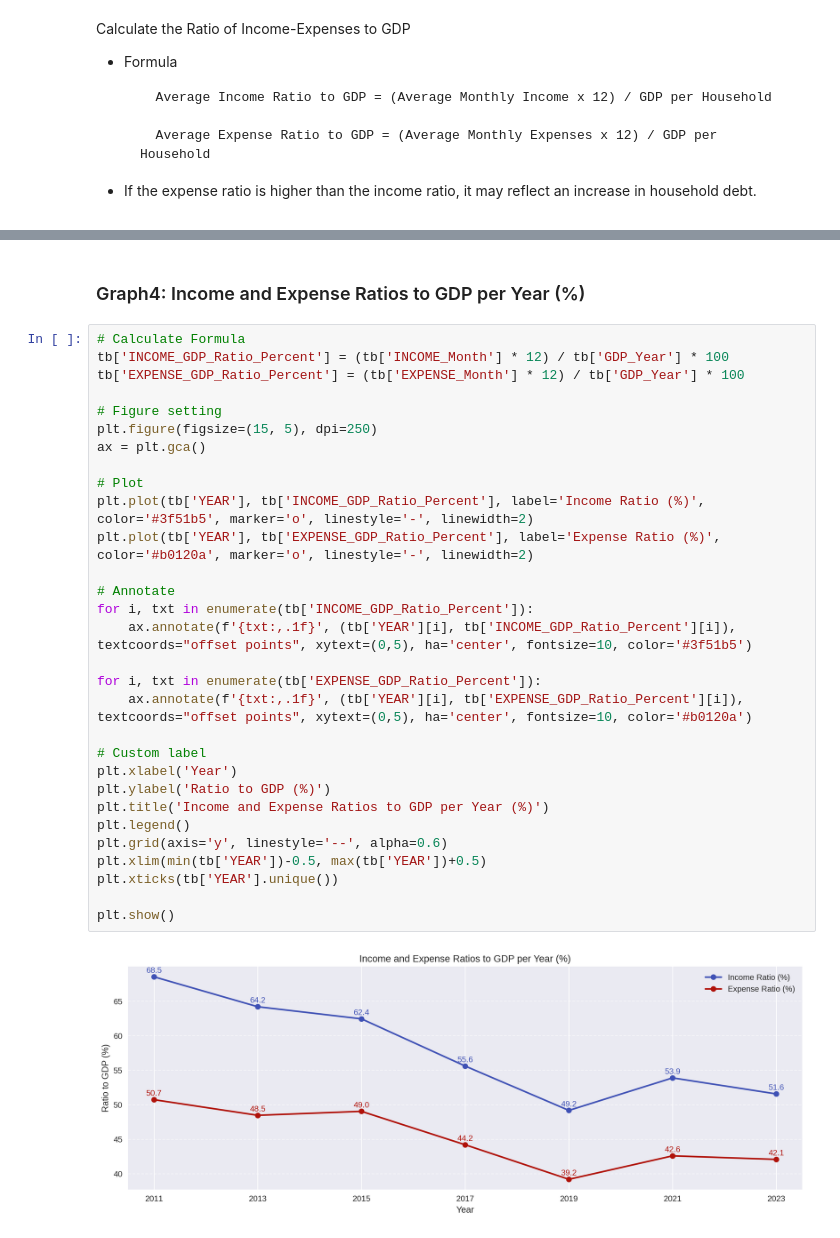
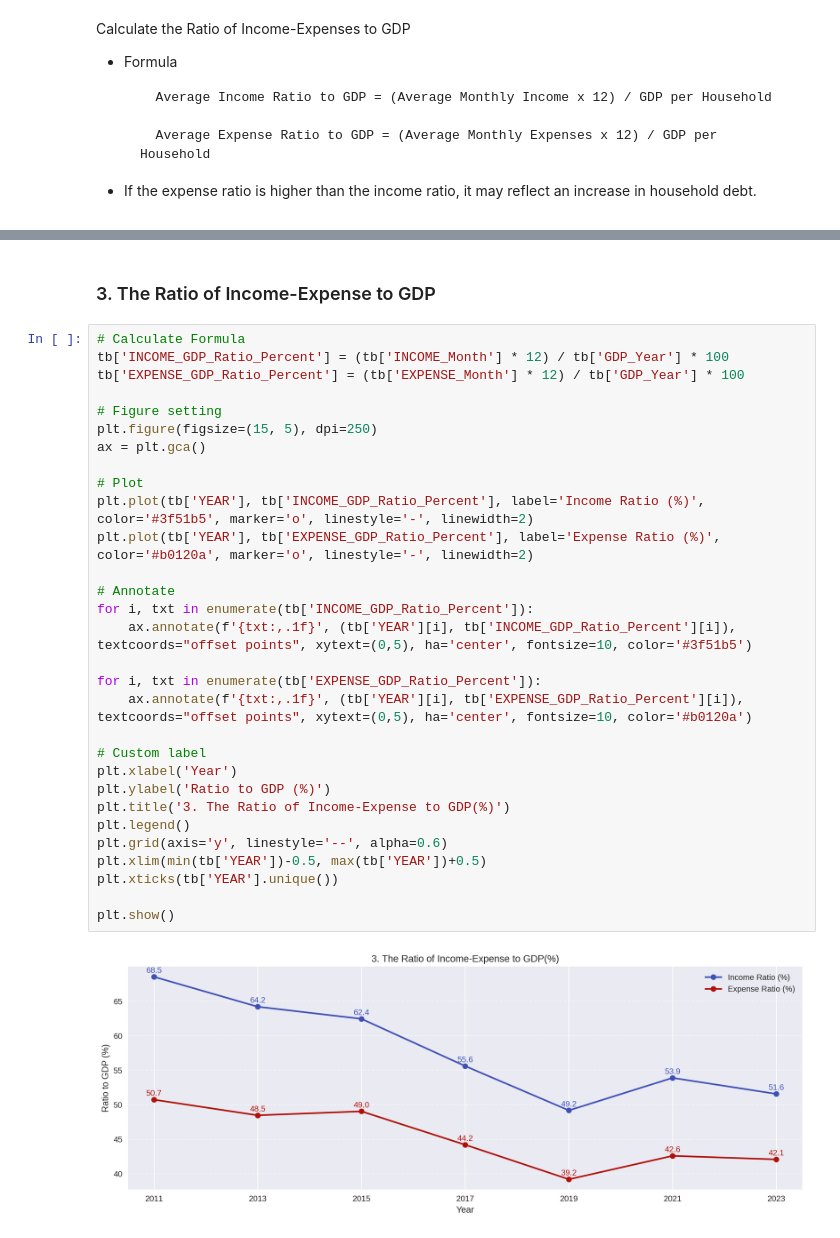
Before and after one commit to JidapaBur/TH_Avg_HouseholdIncome, a Jupyter notebook: TH_Avg_HouseholdIncome.ipynb, the cells around one changed output, grey strips where cells are left out. Cells and saved outputs as stored; diff of their text form.

```diff
--- a/TH_Avg_HouseholdIncome.ipynb
+++ b/TH_Avg_HouseholdIncome.ipynb
@@ -309,34 +312,34 @@ display(tb.head(10))
 # %% [markdown]
-### Graph4: Income and Expense Ratios to GDP per Year (%)
+### 3. The Ratio of Income-Expense to GDP
 # %%
 # Calculate Formula
 tb['INCOME_GDP_Ratio_Percent'] = (tb['INCOME_Month'] * 12) / tb['GDP_Year'] * 100
 tb['EXPENSE_GDP_Ratio_Percent'] = (tb['EXPENSE_Month'] * 12) / tb['GDP_Year'] * 100
 
 # Figure setting
 plt.figure(figsize=(15, 5), dpi=250)
 ax = plt.gca()
 
 # Plot
 plt.plot(tb['YEAR'], tb['INCOME_GDP_Ratio_Percent'], label='Income Ratio (%)', color='#3f51b5', marker='o', linestyle='-', linewidth=2)
 plt.plot(tb['YEAR'], tb['EXPENSE_GDP_Ratio_Percent'], label='Expense Ratio (%)', color='#b0120a', marker='o', linestyle='-', linewidth=2)
 
 # Annotate
 for i, txt in enumerate(tb['INCOME_GDP_Ratio_Percent']):
     ax.annotate(f'{txt:,.1f}', (tb['YEAR'][i], tb['INCOME_GDP_Ratio_Percent'][i]), textcoords="offset points", xytext=(0,5), ha='center', fontsize=10, color='#3f51b5')
 
 for i, txt in enumerate(tb['EXPENSE_GDP_Ratio_Percent']):
     ax.annotate(f'{txt:,.1f}', (tb['YEAR'][i], tb['EXPENSE_GDP_Ratio_Percent'][i]), textcoords="offset points", xytext=(0,5), ha='center', fontsize=10, color='#b0120a')
 
 # Custom label
 plt.xlabel('Year')
 plt.ylabel('Ratio to GDP (%)')
-plt.title('Income and Expense Ratios to GDP per Year (%)')
+plt.title('3. The Ratio of Income-Expense to GDP(%)')
 plt.legend()
 plt.grid(axis='y', linestyle='--', alpha=0.6)
 plt.xlim(min(tb['YEAR'])-0.5, max(tb['YEAR'])+0.5)
 plt.xticks(tb['YEAR'].unique())
 
 plt.show()
 # %% [output]
-[figure, old version]
+[figure, new version]
```
Also changed, not shown: parts of 20 cells of this notebook.
